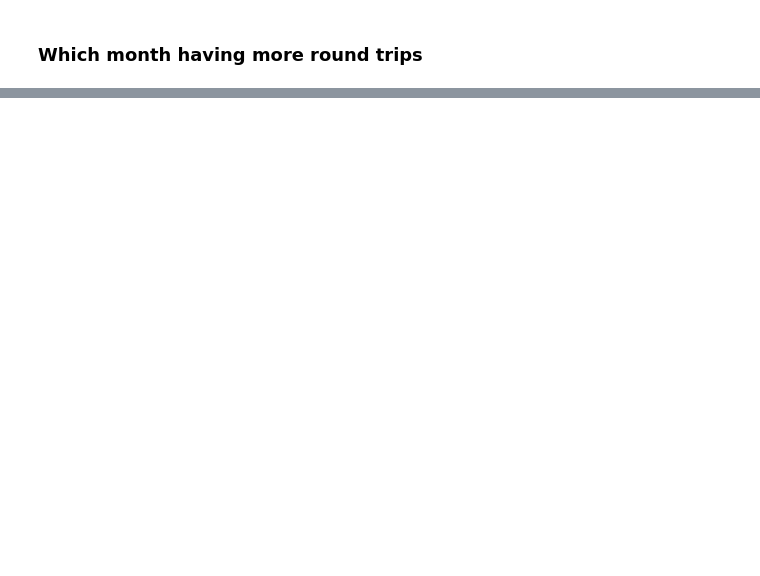
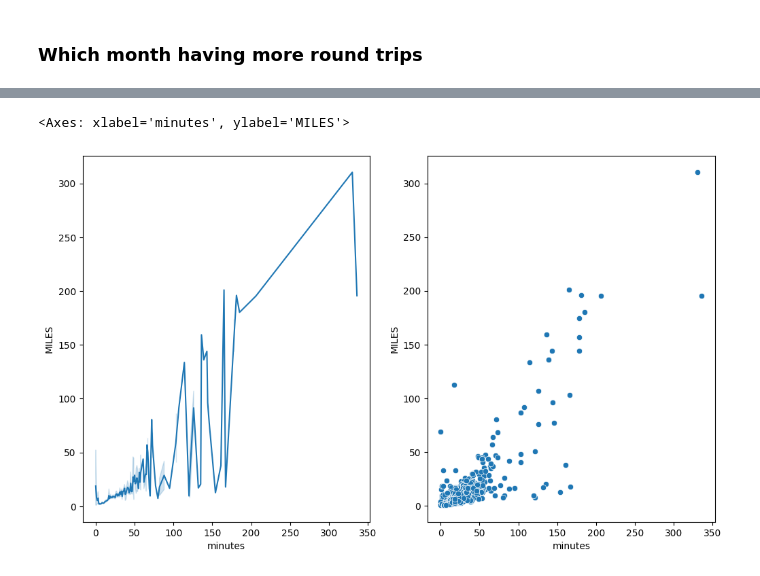
Before and after one commit to mihirh19/uber-analysis, a Jupyter notebook: uber-2016.ipynb, the cells around one changed output, grey strips where cells are left out. Saved outputs shown, nothing was run; the diff lists cells and outputs as text; code cells hidden in the pictures; blank space fills up the shorter version.

```diff
--- a/uber-2016.ipynb
+++ b/uber-2016.ipynb
@@ -439,0 +510,11 @@ sns.countplot(data=df['month'], x=df['month'], order=df['month'].value_counts().
+# %%
+# line and scatter plt
+
+plt.figure(figsize=(12, 7))
+plt.subplot(1,2,1)
+sns.lineplot(data=df, x=df.minutes, y=df['MILES'])
+plt.subplot(1,2,2)
+sns.scatterplot(data=df, x=df.minutes, y=df['MILES'])
+# %% [output]
+<Axes: xlabel='minutes', ylabel='MILES'>
+[figure, added]
```
Also changed, not shown: parts of 14 cells of this notebook, 4 other files.
